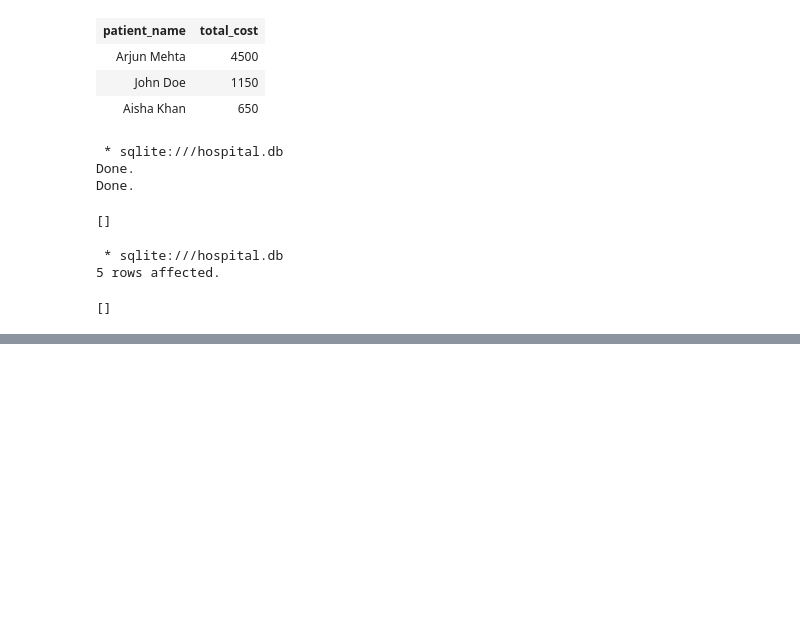
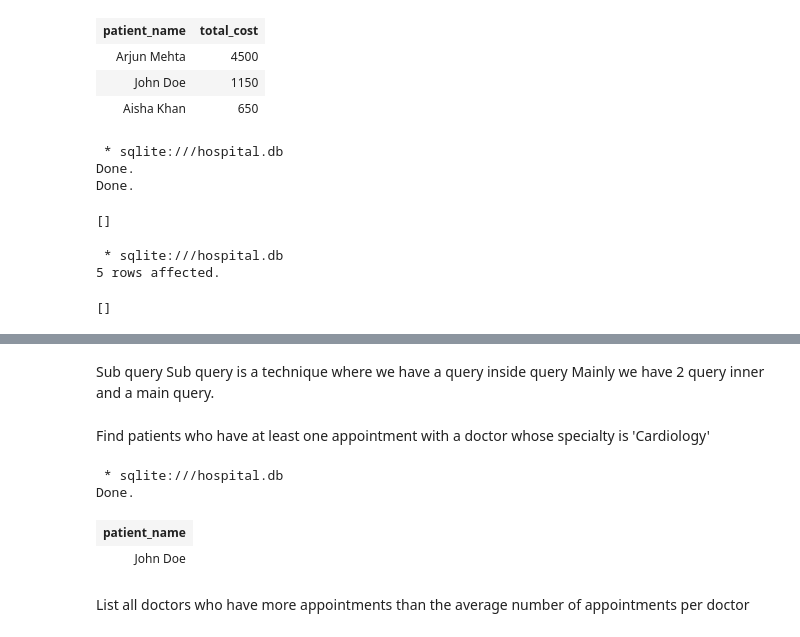
Before and after one commit to kebalkhadka/hospital-db, a Jupyter notebook: app.ipynb, the cells around one changed output, grey strips where cells are left out. Cells and saved outputs as stored; diff of their text form; code cells hidden in the pictures; blank space fills up the shorter version.

```diff
--- a/app.ipynb
+++ b/app.ipynb
@@ -549,0 +569,25 @@ SET claim_start_date = '2025-01-01',
+# %% [markdown]
+Sub query
+Sub query is a technique where we have a query inside query Mainly we have 2 query inner and a main query.
+# %% [markdown]
+Find patients who have at least one appointment with a doctor whose specialty is 'Cardiology'
+# %%
+%%sql
+select
+p.full_name as patient_name
+from
+patients p
+where patient_id in (
+select a.patient_id
+from appointments a
+join
+doctors d on a.doctor_id = d.doctor_id
+where specialty = 'Cardiology'
+);
+# %% [output]
+ * sqlite:///hospital.db
+Done.
+| patient_name |
+| John Doe |
+# %% [markdown]
+List all doctors who have more appointments than the average number of appointments per doctor
```
Also changed, not shown: parts of 3 cells of this notebook.
